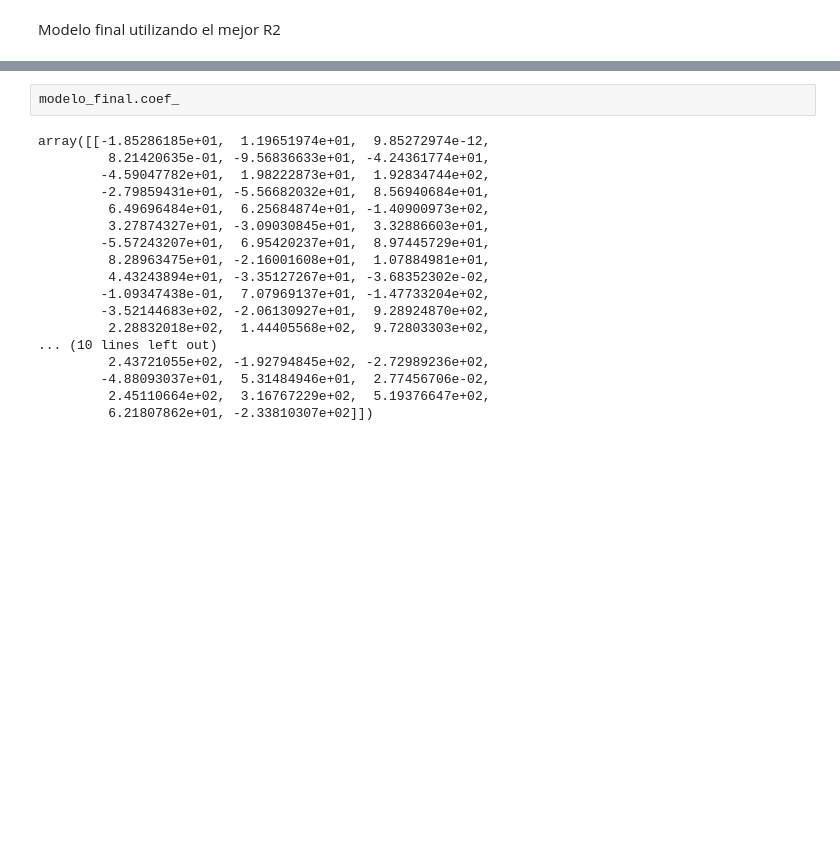
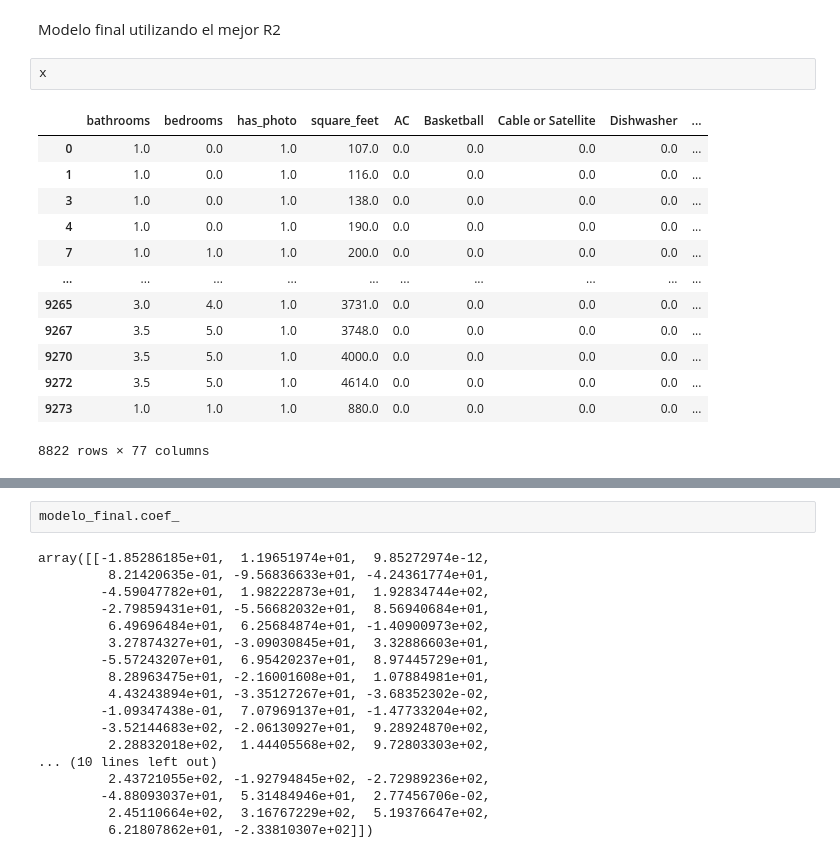
Before and after one commit to AngelaOrtiz918/Arrendamiento, a Jupyter notebook: Modelamiento/Modelamiento_int.ipynb, the cells around one changed output, grey strips where cells are left out. Cells and saved outputs as stored; diff of their text form; blank space fills up the shorter version.

```diff
--- a/Modelamiento/Modelamiento_int.ipynb
+++ b/Modelamiento/Modelamiento_int.ipynb
@@ -463,5 +601,21 @@ plt.show()
 # %% [markdown]
 Modelo final utilizando el mejor R2
+# %%
+x
+# %% [output]
+|  | bathrooms | bedrooms | has_photo | square_feet | AC | Basketball | Cable or Satellite | Dishwasher | ... |
+| 0 | 1.0 | 0.0 | 1.0 | 107.0 | 0.0 | 0.0 | 0.0 | 0.0 | ... |
+| 1 | 1.0 | 0.0 | 1.0 | 116.0 | 0.0 | 0.0 | 0.0 | 0.0 | ... |
+| 3 | 1.0 | 0.0 | 1.0 | 138.0 | 0.0 | 0.0 | 0.0 | 0.0 | ... |
+| 4 | 1.0 | 0.0 | 1.0 | 190.0 | 0.0 | 0.0 | 0.0 | 0.0 | ... |
+| 7 | 1.0 | 1.0 | 1.0 | 200.0 | 0.0 | 0.0 | 0.0 | 0.0 | ... |
+| ... | ... | ... | ... | ... | ... | ... | ... | ... | ... |
+| 9265 | 3.0 | 4.0 | 1.0 | 3731.0 | 0.0 | 0.0 | 0.0 | 0.0 | ... |
+| 9267 | 3.5 | 5.0 | 1.0 | 3748.0 | 0.0 | 0.0 | 0.0 | 0.0 | ... |
+| 9270 | 3.5 | 5.0 | 1.0 | 4000.0 | 0.0 | 0.0 | 0.0 | 0.0 | ... |
+| 9272 | 3.5 | 5.0 | 1.0 | 4614.0 | 0.0 | 0.0 | 0.0 | 0.0 | ... |
+| 9273 | 1.0 | 1.0 | 1.0 | 880.0 | 0.0 | 0.0 | 0.0 | 0.0 | ... |
+8822 rows × 77 columns
 # %%
 import joblib
 
```
Also changed, not shown: parts of 13 cells of this notebook.
